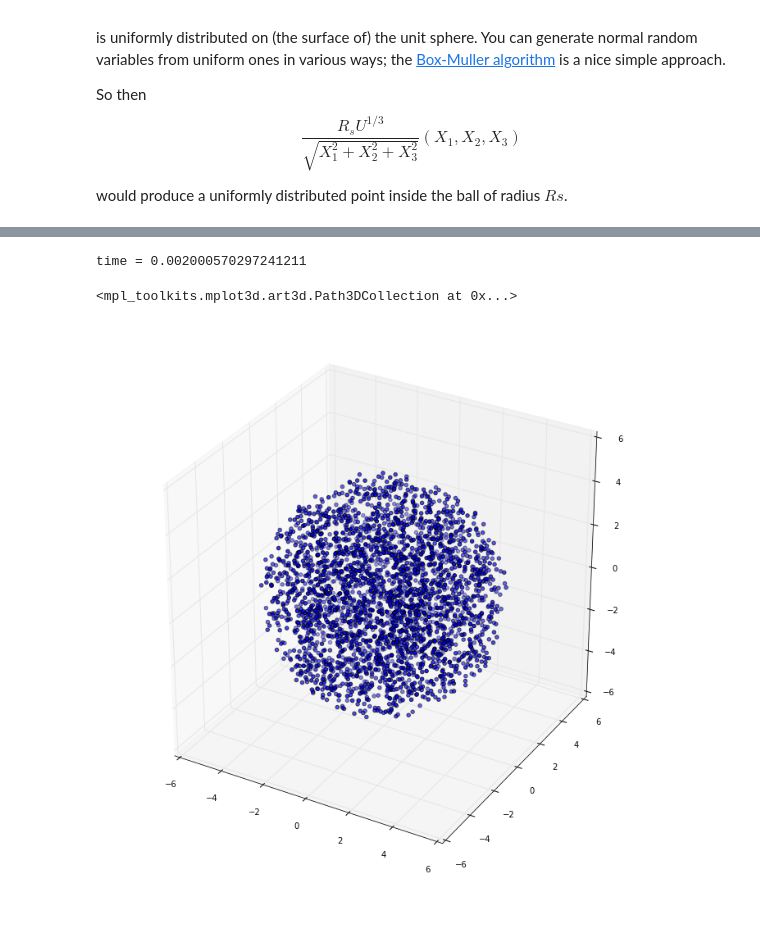
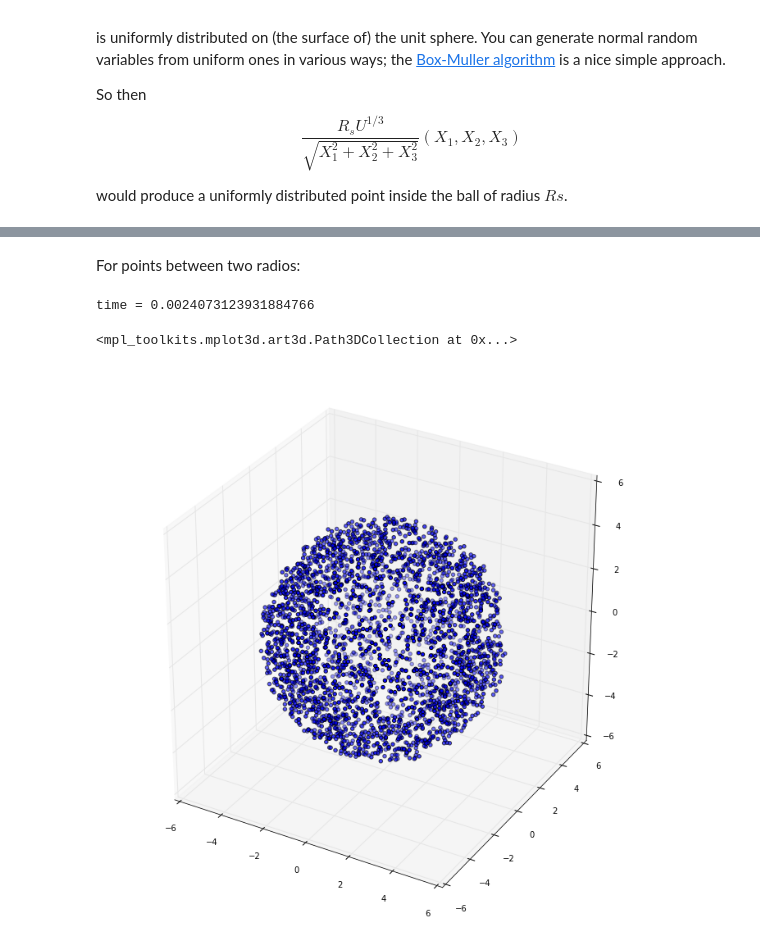
Before and after one commit to pewen/ten, a Jupyter notebook: doc/notebooks/Random_points_in_sphere.ipynb, the cells around one changed output, grey strips where cells are left out. Drawn from its saved outputs; the diff is of its cells as text; code cells hidden in the pictures; blank space fills up the shorter version.

Commit message:
now the funcion generate_random_points can generad between two radios

```diff
--- a/doc/notebooks/Random_points_in_sphere.ipynb
+++ b/doc/notebooks/Random_points_in_sphere.ipynb
@@ -129,26 +150,22 @@ would produce a uniformly distributed point inside the ball of radius $Rs$.
+# %% [markdown]
+For points between two radios:
 # %%
 num_points = 3000
 
 t = time.time()
 
-U = np.random.random(num_points)
-X = np.random.randn(3, num_points)
-R = 5
-
-uniform_in_sphere = R * U**(1/3) / np.sqrt(X[0]**2 + X[1]**2 + X[2]**2)
-
-x, y, z = uniform_in_sphere * X
+points = generate_random_points_in_sphere(num_points, 5, 2.5)
 
 print("time =", time.time() - t)
 
 fig = plt.figure(figsize=(12,12))
 ax = fig.add_subplot(111, projection='3d')
 
-ax.scatter(x, y, z)
+ax.scatter(points[0], points[1], points[2])
 # %% [output]
-time = 0.002000570297241211
+time = 0.0024073123931884766
 <mpl_toolkits.mplot3d.art3d.Path3DCollection at 0x...>
-[figure, old version]
+[figure, new version]
 # %% [markdown]
 #####Licencia.
 <a rel="license" href="http://creativecommons.org/licenses/by/4.0/"><img alt="Creative Commons License" style="border-width:0" src="https://i.creativecommons.org/l/by/4.0/88x31.png" /></a><br /><span xmlns:dct="http://purl.org/dc/terms/" property="dct:title">TEN</span> is licensed under a <a rel="license" href="http://creativecommons.org/licenses/by/4.0/">Creative Commons Attribution 4.0 International License</a>.
```
Also changed, not shown: parts of 5 cells of this notebook, 1 other file.
